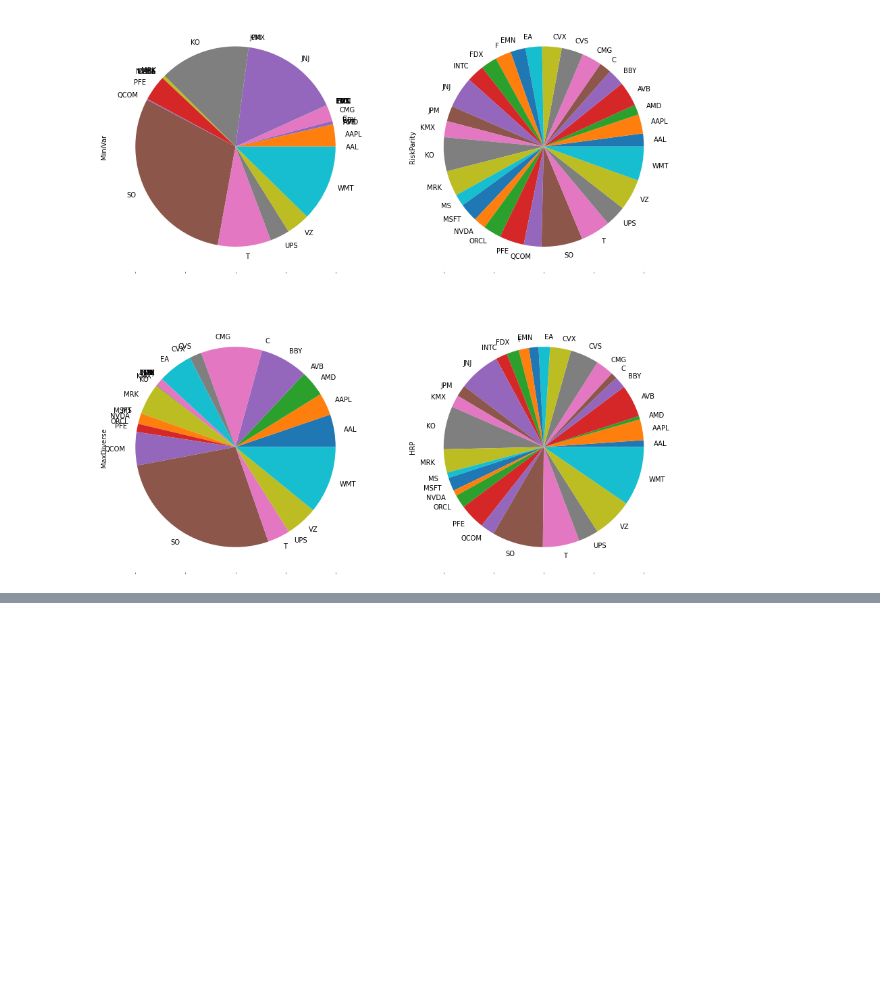
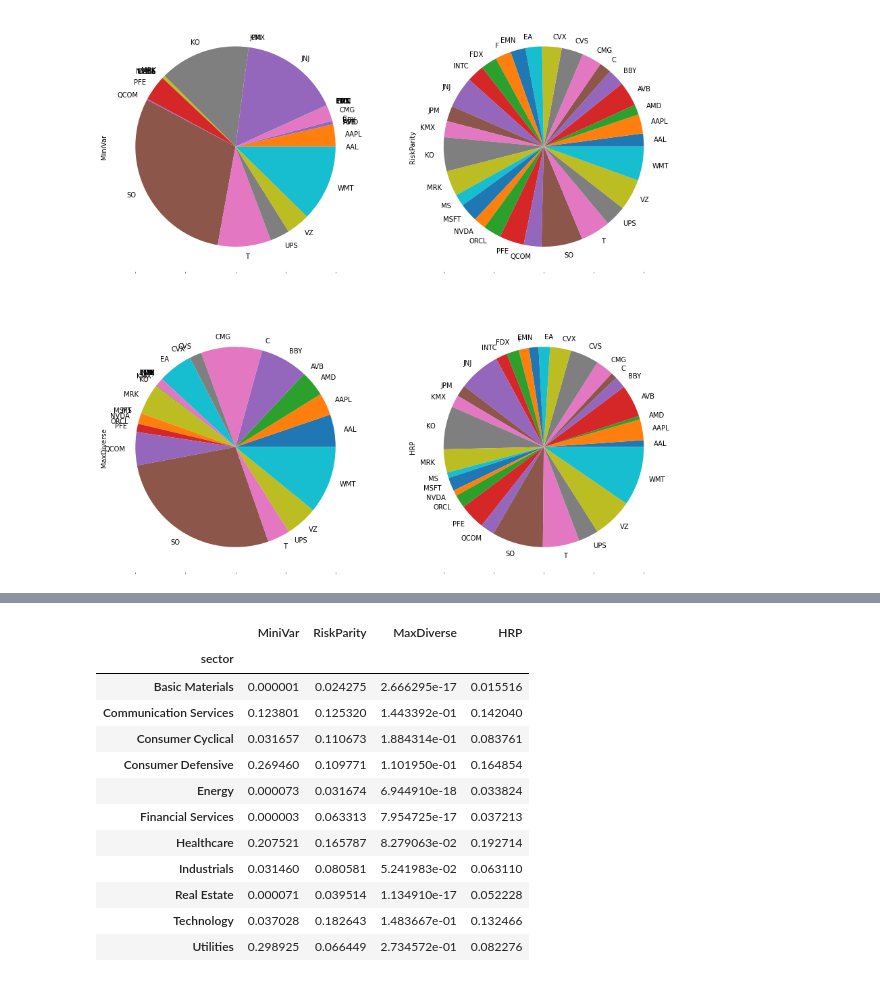
Before and after one commit to fishstoryyy/Project-2, a Jupyter notebook: demo.ipynb, the cells around one changed output, grey strips where cells are left out. Cells and saved outputs as stored; diff of their text form; code cells hidden in the pictures; blank space fills up the shorter version.

```diff
--- a/demo.ipynb
+++ b/demo.ipynb
@@ -148,0 +201,16 @@ plt.show()
+# %%
+result.groupby('sector').sum()
+# %% [output]
+|  | MiniVar | RiskParity | MaxDiverse | HRP |
+| sector |  |  |  |  |
+| Basic Materials | 0.000001 | 0.024275 | 2.666295e-17 | 0.015516 |
+| Communication Services | 0.123801 | 0.125320 | 1.443392e-01 | 0.142040 |
+| Consumer Cyclical | 0.031657 | 0.110673 | 1.884314e-01 | 0.083761 |
+| Consumer Defensive | 0.269460 | 0.109771 | 1.101950e-01 | 0.164854 |
+| Energy | 0.000073 | 0.031674 | 6.944910e-18 | 0.033824 |
+| Financial Services | 0.000003 | 0.063313 | 7.954725e-17 | 0.037213 |
+| Healthcare | 0.207521 | 0.165787 | 8.279063e-02 | 0.192714 |
+| Industrials | 0.031460 | 0.080581 | 5.241983e-02 | 0.063110 |
+| Real Estate | 0.000071 | 0.039514 | 1.134910e-17 | 0.052228 |
+| Technology | 0.037028 | 0.182643 | 1.483667e-01 | 0.132466 |
+| Utilities | 0.298925 | 0.066449 | 2.734572e-01 | 0.082276 |
```
Also changed, not shown: parts of 7 cells of this notebook.
